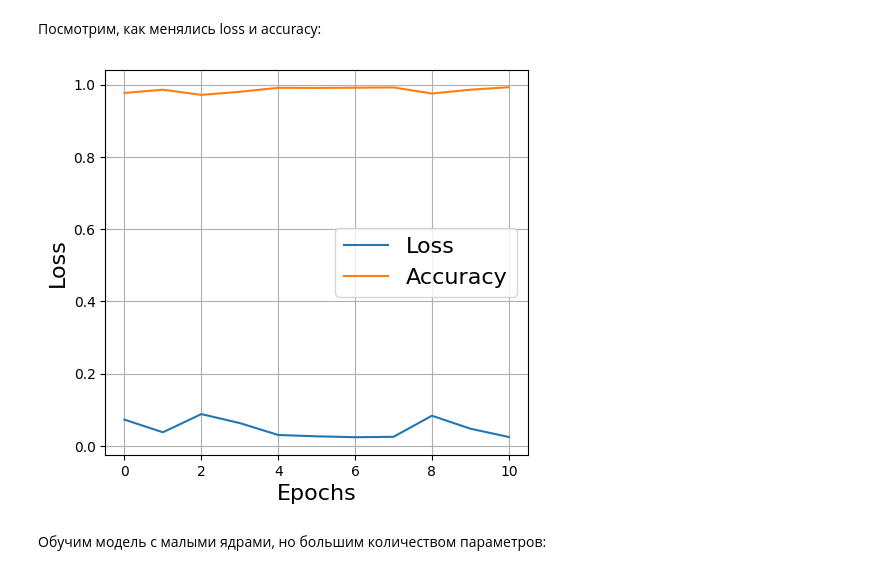
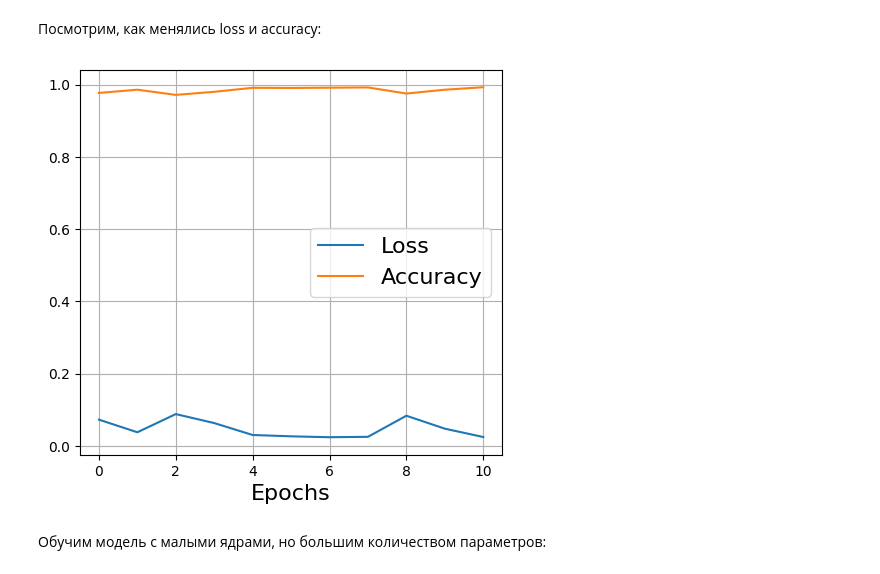
Before and after one commit to eulerspoon/vk-dl-course, a Jupyter notebook: hw3-convolutional-nn/mnist-convolutional-nn.ipynb, the cells around one changed output. Saved outputs shown, nothing was run; the diff lists cells and outputs as text; code cells hidden in the pictures.

Commit message:
HW3 plot edit

```diff
--- a/hw3-convolutional-nn/mnist-convolutional-nn.ipynb
+++ b/hw3-convolutional-nn/mnist-convolutional-nn.ipynb
@@ -141,15 +141,14 @@ Epoch: 8, loss: 0.024824077263474464, accuracy: 0.9923
 # %%
 plt.figure(figsize=(12, 5))
 plt.subplot(1, 2, 1)
 plt.plot(losses, label='Loss')
 plt.plot(accuracies, label='Accuracy')
 plt.xlabel('Epochs', fontsize=16)
-plt.ylabel('Loss', fontsize=16)
 plt.legend(loc=0, fontsize=16)
 plt.grid('on')
 plt.show()
 # %% [output]
-[figure, old version]
+[figure, new version]
 # %% [markdown]
 <span>Обучим модель с малыми ядрами, но большим количеством параметров:</span>
 # %%
```
